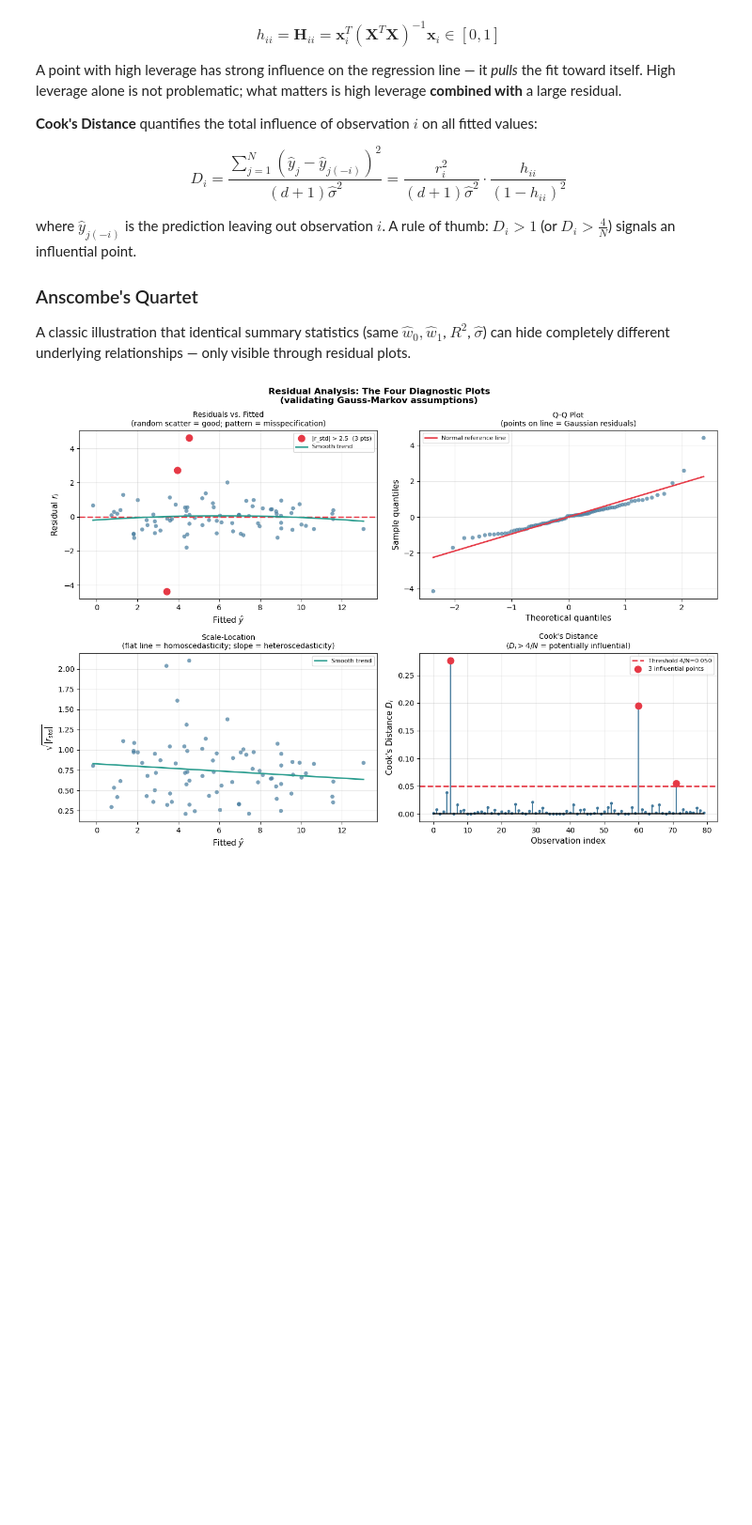
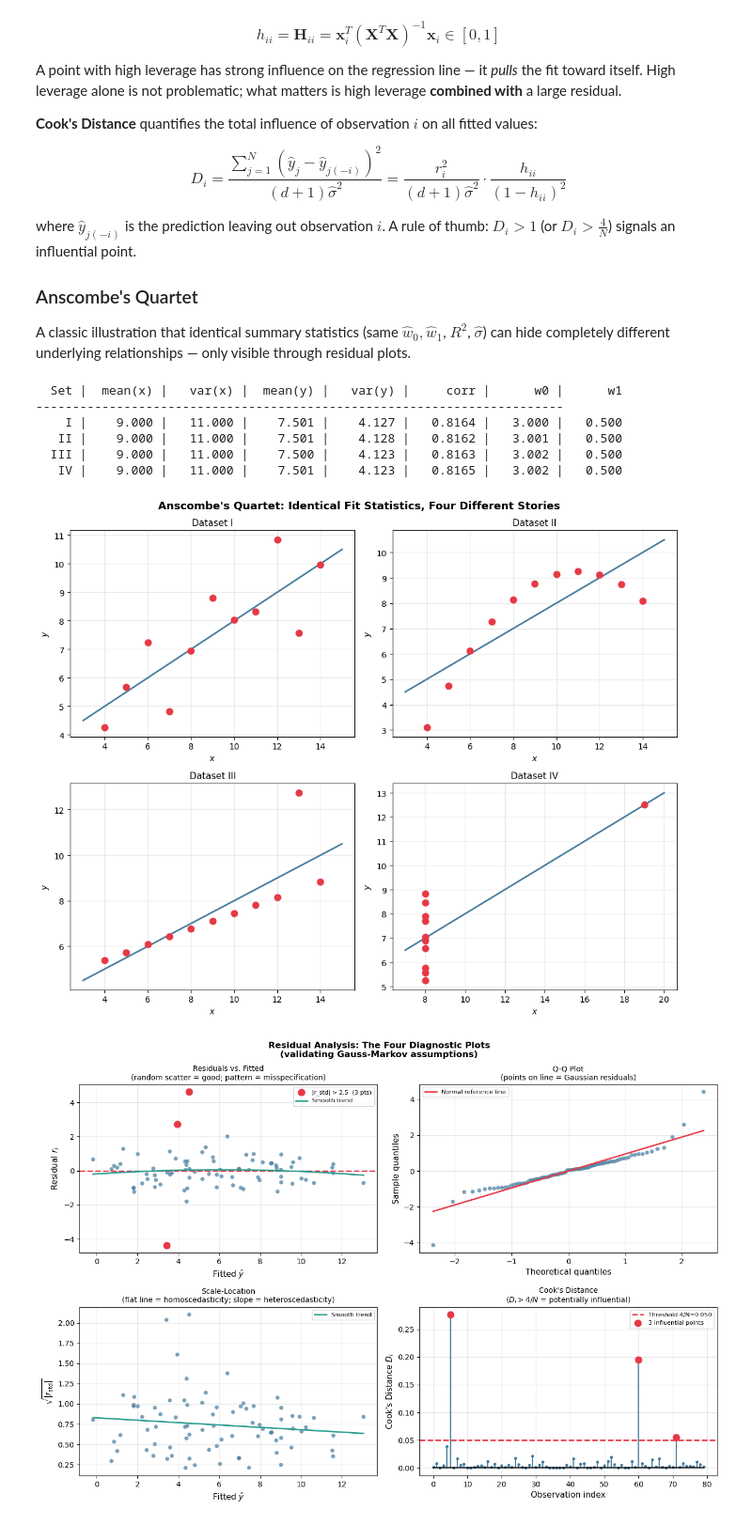
Before and after one commit to matteoguerrucci7-max/Machine-Learning, a Jupyter notebook: 06_linear_regression.ipynb, the cells around one changed output. Shown at 94% size. Saved outputs shown, nothing was run; the diff lists cells and outputs as text; code cells hidden in the pictures; blank space fills up the shorter version.

```diff
--- a/06_linear_regression.ipynb
+++ b/06_linear_regression.ipynb
@@ -778,8 +776,8 @@ for d in range(1, max_deg+1):
     vl_mses.append(np.mean((y_vl - vandermonde(x_vl,d)@w)**2))
 
 degrees = np.arange(1, max_deg+1)
-vl_clip = np.clip(vl_mses, 0, 3.0)
-best_d  = degrees[np.argmin(vl_clip)]
+best_d  = degrees[np.argmin(vl_mses)]      # select the optimum from the raw (unclipped) MSE
+vl_clip = np.clip(vl_mses, 0, 3.0)         # clip only for a readable y-axis in the plot below
 
 fig, axes = plt.subplots(1, 2, figsize=(13, 5))
 ax = axes[0]
@@ -1054,6 +985,47 @@ where $\hat{y}_{j(-i)}$ is the prediction leaving out observation $i$. A rule of
 ### Anscombe's Quartet
 
 A classic illustration that identical summary statistics (same $\hat{w}_0, \hat{w}_1$, $R^2$, $\hat{\sigma}$) can hide completely different underlying relationships — only visible through residual plots.
+# %%
+import numpy as np
+import matplotlib.pyplot as plt
+
+# The four classic Anscombe (1973) datasets -- I, II, III share the same x
+x123 = np.array([10, 8, 13, 9, 11, 14, 6, 4, 12, 7, 5], dtype=float)
+y1   = np.array([8.04, 6.95, 7.58, 8.81, 8.33, 9.96, 7.24, 4.26, 10.84, 4.82, 5.68])
+y2   = np.array([9.14, 8.14, 8.74, 8.77, 9.26, 8.10, 6.13, 3.10, 9.13, 7.26, 4.74])
+y3   = np.array([7.46, 6.77, 12.74, 7.11, 7.81, 8.84, 6.08, 5.39, 8.15, 6.42, 5.73])
+x4   = np.array([8, 8, 8, 8, 8, 8, 8, 19, 8, 8, 8], dtype=float)
+y4   = np.array([6.58, 5.76, 7.71, 8.84, 8.47, 7.04, 5.25, 12.50, 5.56, 7.91, 6.89])
+
+datasets = [('I', x123, y1), ('II', x123, y2), ('III', x123, y3), ('IV', x4, y4)]
+
+fig, axes = plt.subplots(2, 2, figsize=(11, 9))
+print(f'{"Set":>5} | {"mean(x)":>8} | {"var(x)":>8} | {"mean(y)":>8} | {"var(y)":>8} | {"corr":>8} | {"w0":>7} | {"w1":>7}')
+print('-'*72)
+for ax, (name, x, y) in zip(axes.flat, datasets):
+    X = np.column_stack([np.ones_like(x), x])
+    w = np.linalg.lstsq(X, y, rcond=None)[0]      # same Normal Equations as Section 6A
+    corr = np.corrcoef(x, y)[0, 1]
+    print(f'{name:>5} | {x.mean():>8.3f} | {x.var(ddof=1):>8.3f} | {y.mean():>8.3f} | '
+          f'{y.var(ddof=1):>8.3f} | {corr:>8.4f} | {w[0]:>7.3f} | {w[1]:>7.3f}')
+
+    x_plot = np.linspace(x.min()-1, x.max()+1, 100)
+    ax.scatter(x, y, s=60, color='#E63946', zorder=5)
+    ax.plot(x_plot, w[0]+w[1]*x_plot, '#457B9D', lw=2)
+    ax.set_title(f'Dataset {name}', fontsize=11)
+    ax.set_xlabel('$x$'); ax.set_ylabel('$y$'); ax.grid(True, alpha=0.3)
+
+plt.suptitle("Anscombe's Quartet: Identical Fit Statistics, Four Different Stories",
+             fontsize=13, fontweight='bold')
+plt.tight_layout(); plt.show()
+# %% [output]
+  Set |  mean(x) |   var(x) |  mean(y) |   var(y) |     corr |      w0 |      w1
+------------------------------------------------------------------------
+    I |    9.000 |   11.000 |    7.501 |    4.127 |   0.8164 |   3.000 |   0.500
+   II |    9.000 |   11.000 |    7.501 |    4.128 |   0.8162 |   3.001 |   0.500
+  III |    9.000 |   11.000 |    7.500 |    4.123 |   0.8163 |   3.002 |   0.500
+   IV |    9.000 |   11.000 |    7.501 |    4.123 |   0.8165 |   3.002 |   0.500
+[figure, added]
 # %%
 import numpy as np
 import matplotlib.pyplot as plt
```
Also changed, not shown: parts of 3 cells of this notebook, 4 other files.
